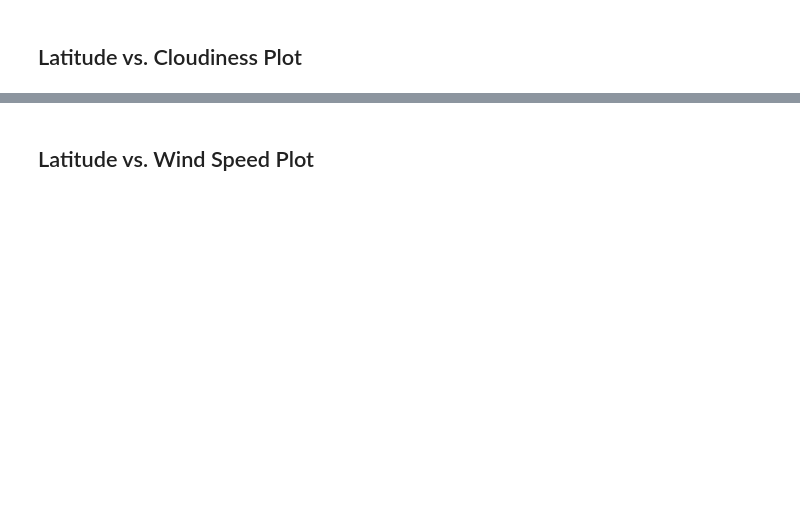
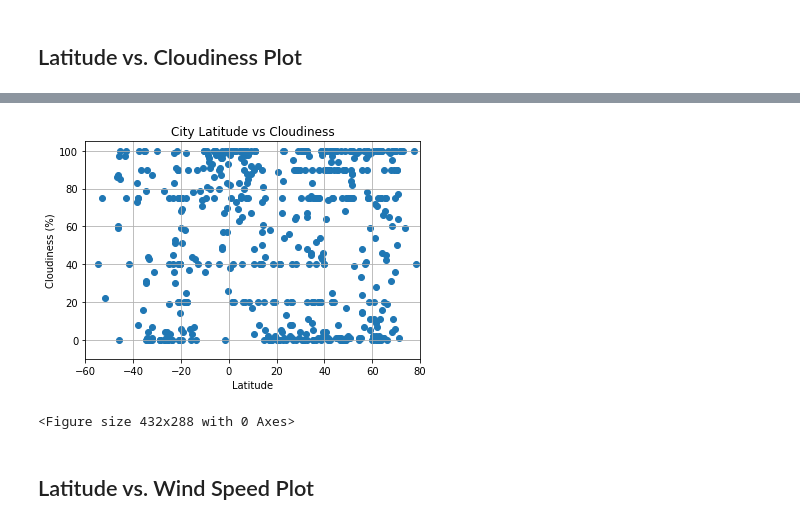
Before and after one commit to samantha8990/Python-API-Challenge, a Jupyter notebook: WeatherPy.ipynb, the cells around one changed output, grey strips where cells are left out. Saved outputs shown, nothing was run; the diff lists cells and outputs as text; code cells hidden in the pictures; blank space fills up the shorter version.

```diff
--- a/WeatherPy.ipynb
+++ b/WeatherPy.ipynb
@@ -184,0 +199,16 @@ plt.savefig("Latitude vs Temp Plot.png")
+# %%
+x_values=cities_df["Lat"]
+y_values=cities_df["Clouds"]
+
+plt.scatter(x_values,y_values)
+plt.title("City Latitude vs Cloudiness")
+plt.xlabel("Latitude")
+plt.ylabel("Cloudiness (%)")
+plt.ylim(-10, 105)
+plt.xlim(-60,80)
+plt.grid(True)
+plt.show()
+plt.savefig("Latitude vs Cloudiness Plot.png")
+# %% [output]
+[figure, added]
+<Figure size 432x288 with 0 Axes>
```
Also changed, not shown: parts of 9 cells of this notebook, 4 other files.
